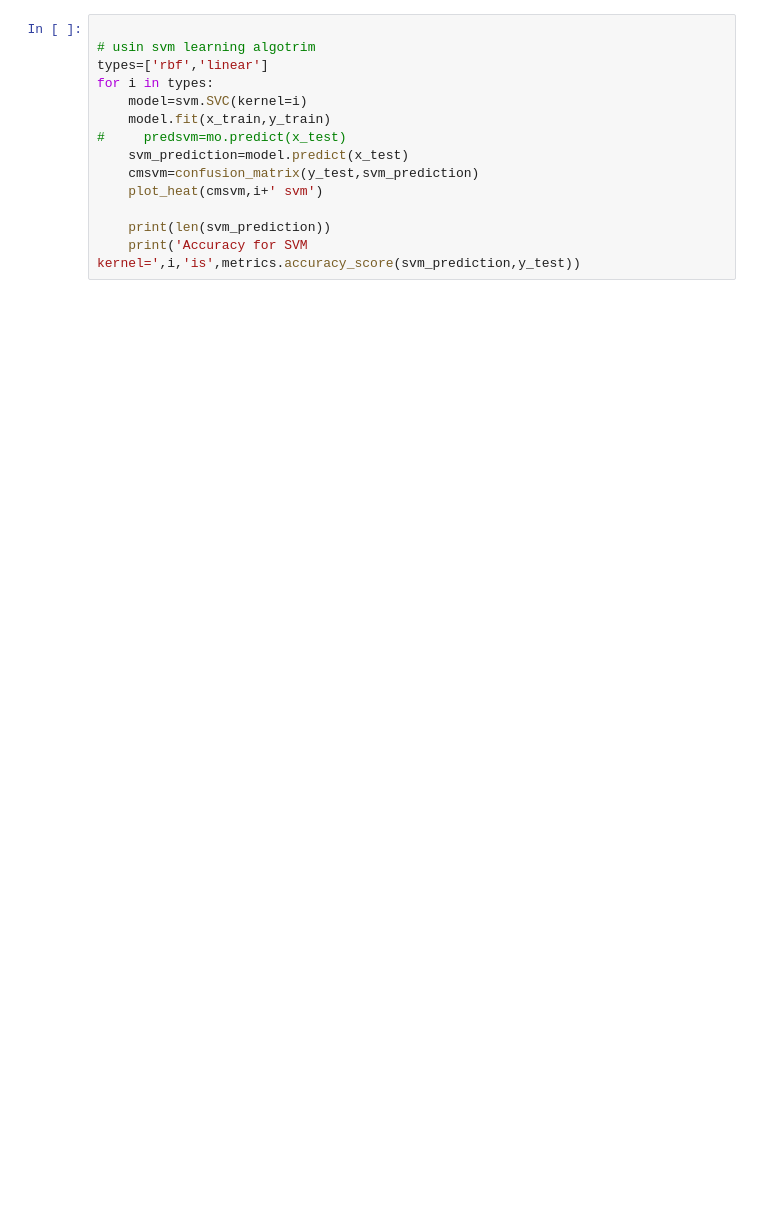
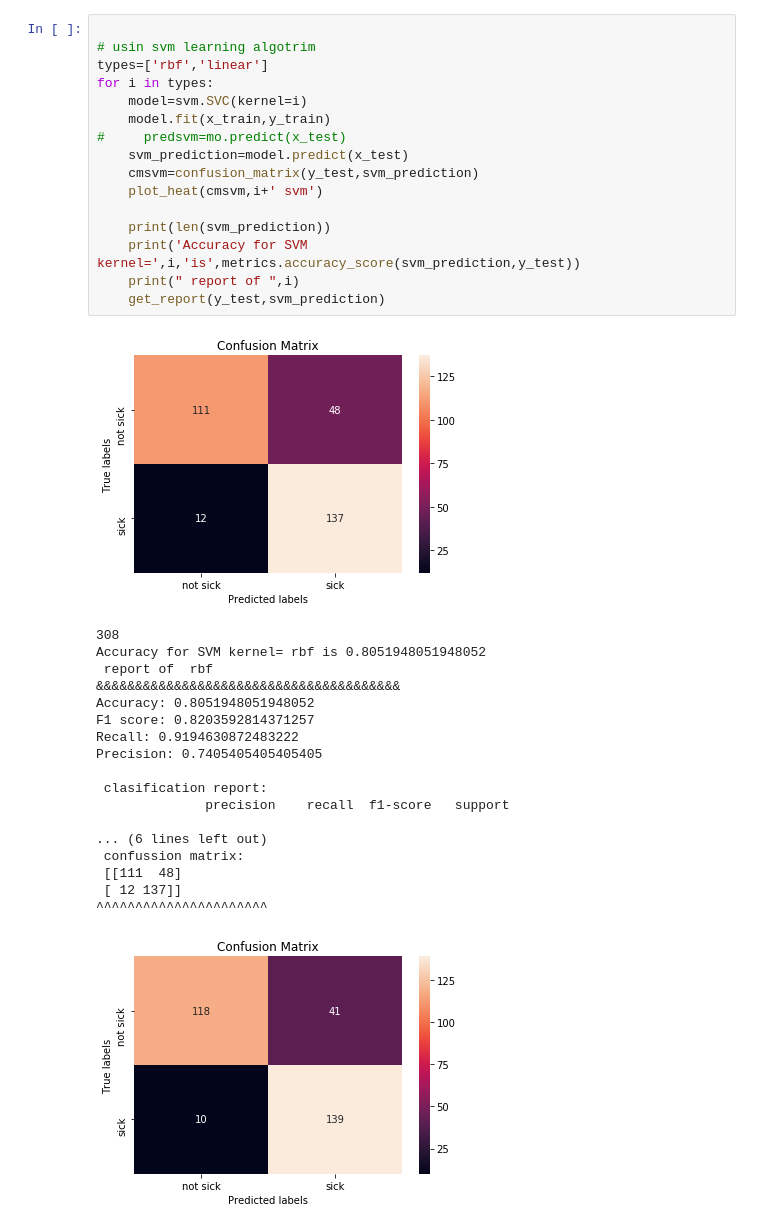
Before and after one commit to loayjb96/MachineLearning-Heart-attack-prediction, a Jupyter notebook: heart_search.ipynb, the cells around one changed output. Saved outputs shown, nothing was run; the diff lists cells and outputs as text; blank space fills up the shorter version.

```diff
--- a/heart_search.ipynb
+++ b/heart_search.ipynb
@@ -140,14 +250,36 @@ print(fa_logstic)
 # %%
 
 # usin svm learning algotrim
 types=['rbf','linear']
 for i in types:
     model=svm.SVC(kernel=i)
     model.fit(x_train,y_train)
 #     predsvm=mo.predict(x_test)
     svm_prediction=model.predict(x_test)
     cmsvm=confusion_matrix(y_test,svm_prediction)
     plot_heat(cmsvm,i+' svm')
 
     print(len(svm_prediction))
     print('Accuracy for SVM kernel=',i,'is',metrics.accuracy_score(svm_prediction,y_test))
+    print(" report of ",i)
+    get_report(y_test,svm_prediction)
+# %% [output]
+[figure, added]
+308
+Accuracy for SVM kernel= rbf is 0.8051948051948052
+ report of  rbf
+&&&&&&&&&&&&&&&&&&&&&&&&&&&&&&&&&&&&&&&
+Accuracy: 0.8051948051948052
+F1 score: 0.8203592814371257
+Recall: 0.9194630872483222
+Precision: 0.7405405405405405
+
+ clasification report:
+              precision    recall  f1-score   support
+
+... (6 lines left out)
+ confussion matrix:
+ [[111  48]
+ [ 12 137]]
+^^^^^^^^^^^^^^^^^^^^^^
+[figure, added]
```
Also changed, not shown: parts of 9 cells of this notebook, 6 other files.
